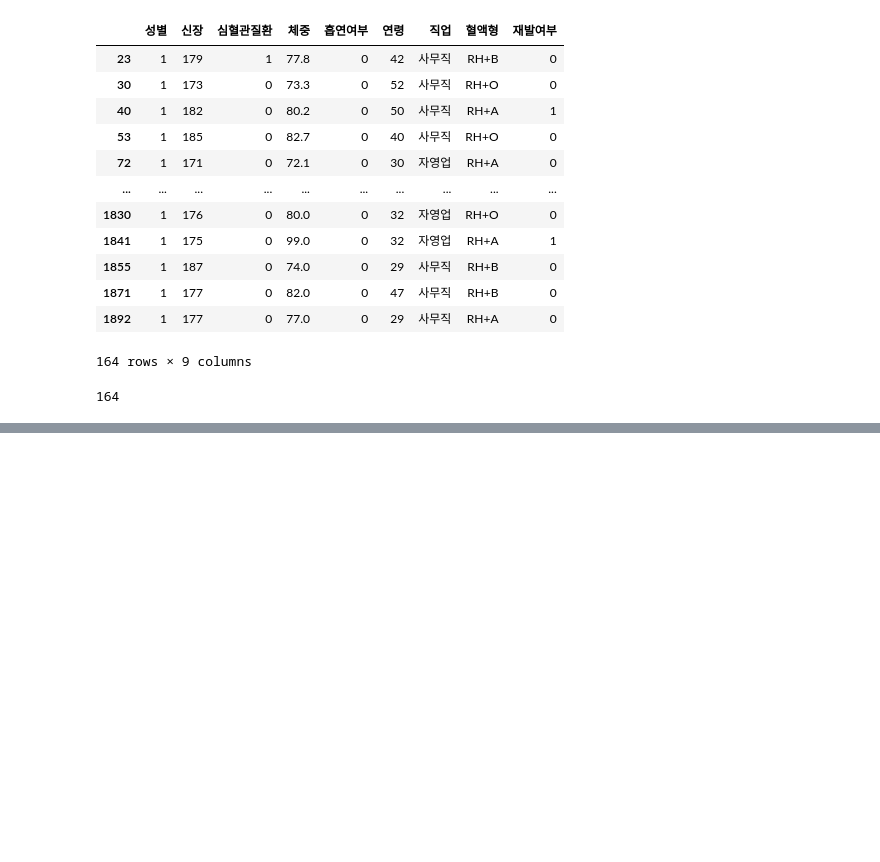
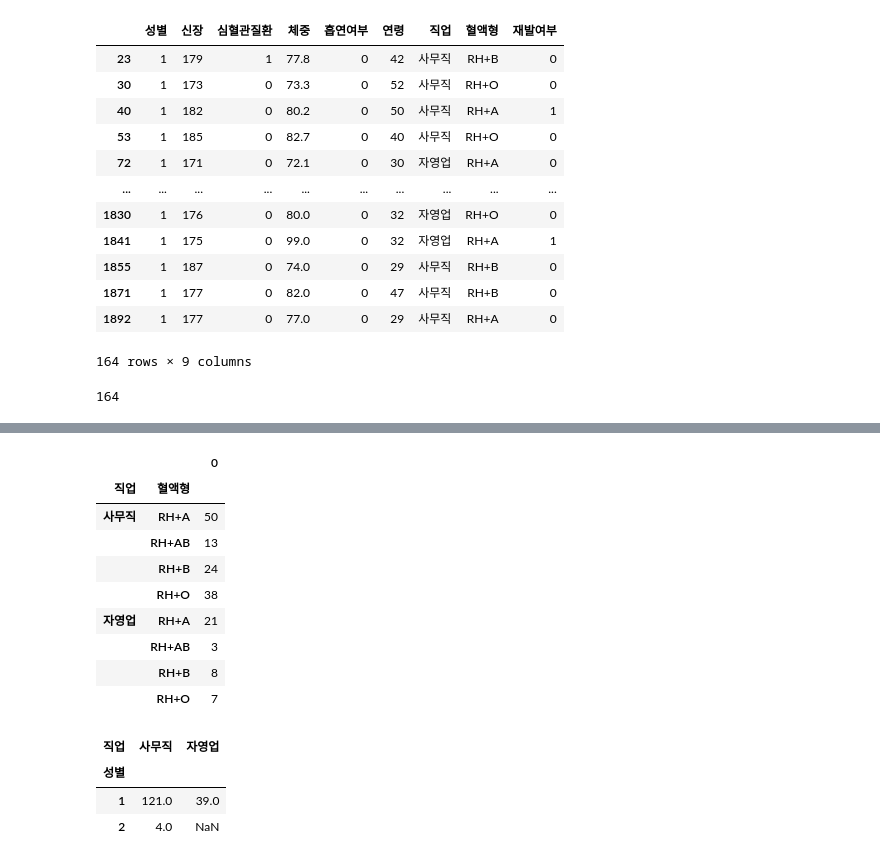
Before and after one commit to hhyowon/study_data_analytics, a Jupyter notebook: codes/RecurrenceOfSurgery_DDA.ipynb, the cells around one changed output, grey strips where cells are left out. Saved outputs shown, nothing was run; the diff lists cells and outputs as text; code cells hidden in the pictures; blank space fills up the shorter version.

```diff
--- a/codes/RecurrenceOfSurgery_DDA.ipynb
+++ b/codes/RecurrenceOfSurgery_DDA.ipynb
@@ -231,0 +253,25 @@ df_ROS_records
+# %%
+filtered_df = df_ROS_forpatient.loc[condition]
+
+pivot_table = pd.pivot_table(filtered_df, index=['직업', '혈액형'], aggfunc='size')  #직업별 혈액형 , 빈도
+pd.DataFrame(pivot_table)
+# %% [output]
+|  |  | 0 |
+| 직업 | 혈액형 |  |
+| 사무직 | RH+A | 50 |
+|  | RH+AB | 13 |
+|  | RH+B | 24 |
+|  | RH+O | 38 |
+| 자영업 | RH+A | 21 |
+|  | RH+AB | 3 |
+|  | RH+B | 8 |
+|  | RH+O | 7 |
+# %%
+filtered_df = df_ROS_forpatient.loc[condition]
+pivot_table=filtered_df.pivot_table(index='성별',  columns='직업',aggfunc='size')  #직업별 성별 , 빈도
+pivot_table
+# %% [output]
+| 직업 | 사무직 | 자영업 |
+| 성별 |  |  |
+| 1 | 121.0 | 39.0 |
+| 2 | 4.0 | NaN |
```
Also changed, not shown: parts of 5 cells of this notebook, 1 other file.
